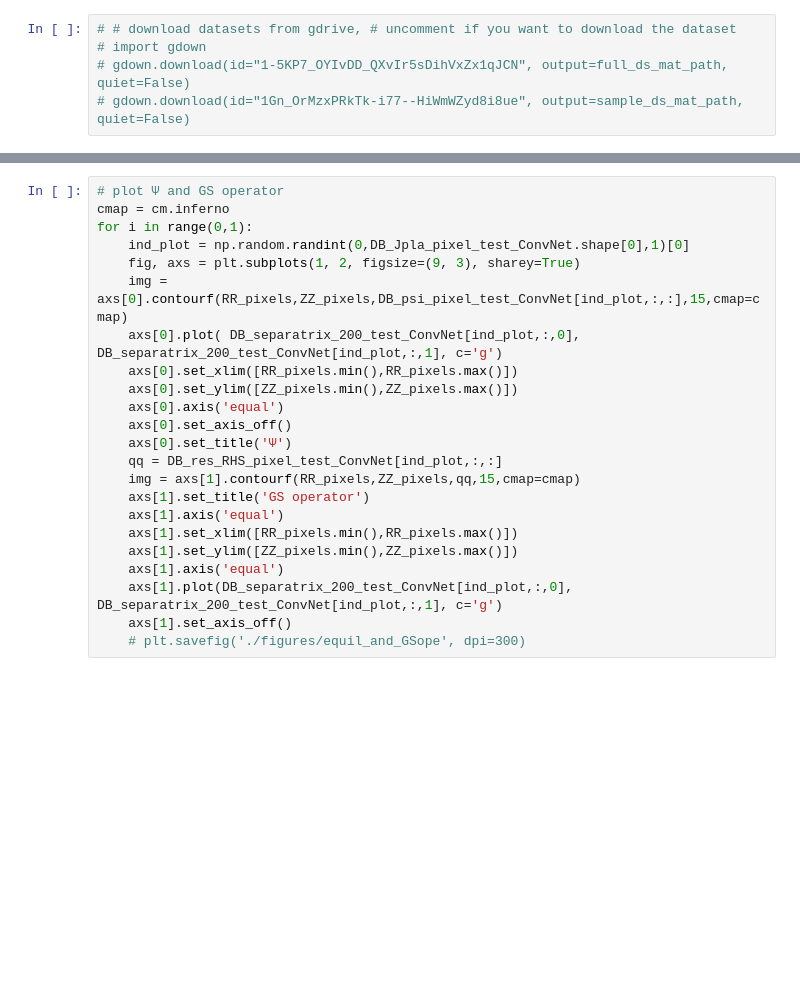
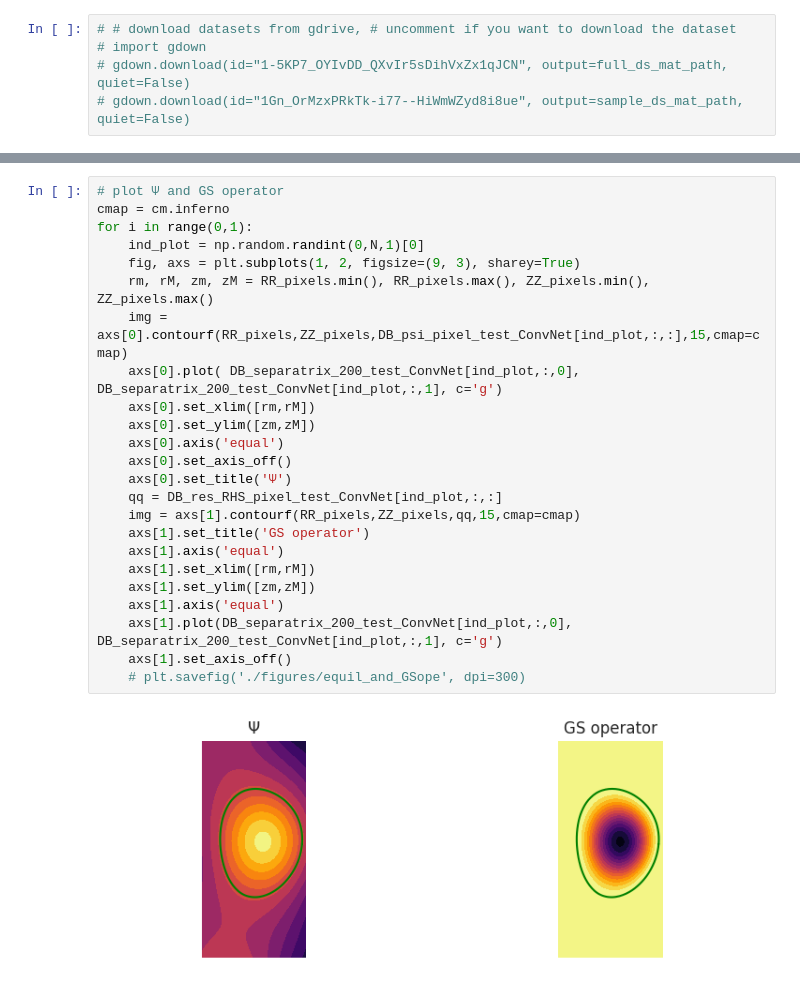
Before and after one commit to matgrand/PlaNet_Equil_reconstruction, a Jupyter notebook: notebooks/prepare_data_PlaNet_TF.ipynb, the cells around one changed output, grey strips where cells are left out. Drawn from its saved outputs; the diff is of its cells as text; blank space fills up the shorter version.

```diff
--- a/notebooks/prepare_data_PlaNet_TF.ipynb
+++ b/notebooks/prepare_data_PlaNet_TF.ipynb
@@ -81,23 +100,26 @@ for i in range(0,1):
 # %%
 # plot Ψ and GS operator
 cmap = cm.inferno
 for i in range(0,1):
-    ind_plot = np.random.randint(0,DB_Jpla_pixel_test_ConvNet.shape[0],1)[0]
+    ind_plot = np.random.randint(0,N,1)[0]
     fig, axs = plt.subplots(1, 2, figsize=(9, 3), sharey=True)
+    rm, rM, zm, zM = RR_pixels.min(), RR_pixels.max(), ZZ_pixels.min(), ZZ_pixels.max()
     img = axs[0].contourf(RR_pixels,ZZ_pixels,DB_psi_pixel_test_ConvNet[ind_plot,:,:],15,cmap=cmap)
     axs[0].plot( DB_separatrix_200_test_ConvNet[ind_plot,:,0], DB_separatrix_200_test_ConvNet[ind_plot,:,1], c='g')
-    axs[0].set_xlim([RR_pixels.min(),RR_pixels.max()])
-    axs[0].set_ylim([ZZ_pixels.min(),ZZ_pixels.max()])
+    axs[0].set_xlim([rm,rM])
+    axs[0].set_ylim([zm,zM])
     axs[0].axis('equal')
     axs[0].set_axis_off()
     axs[0].set_title('Ψ')
     qq = DB_res_RHS_pixel_test_ConvNet[ind_plot,:,:]
     img = axs[1].contourf(RR_pixels,ZZ_pixels,qq,15,cmap=cmap)
     axs[1].set_title('GS operator')
     axs[1].axis('equal')
-    axs[1].set_xlim([RR_pixels.min(),RR_pixels.max()])
-    axs[1].set_ylim([ZZ_pixels.min(),ZZ_pixels.max()])
+    axs[1].set_xlim([rm,rM])
+    axs[1].set_ylim([zm,zM])
     axs[1].axis('equal')
     axs[1].plot(DB_separatrix_200_test_ConvNet[ind_plot,:,0], DB_separatrix_200_test_ConvNet[ind_plot,:,1], c='g')
     axs[1].set_axis_off()
     # plt.savefig('./figures/equil_and_GSope', dpi=300)
+# %% [output]
+[figure, added]
```
Also changed, not shown: parts of 14 cells of this notebook.
